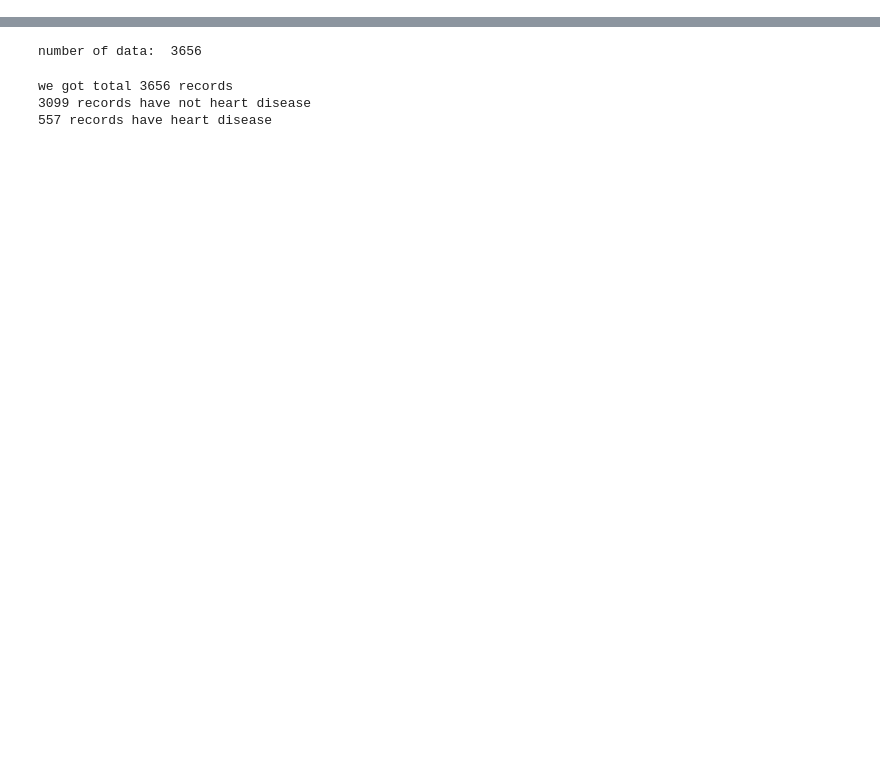
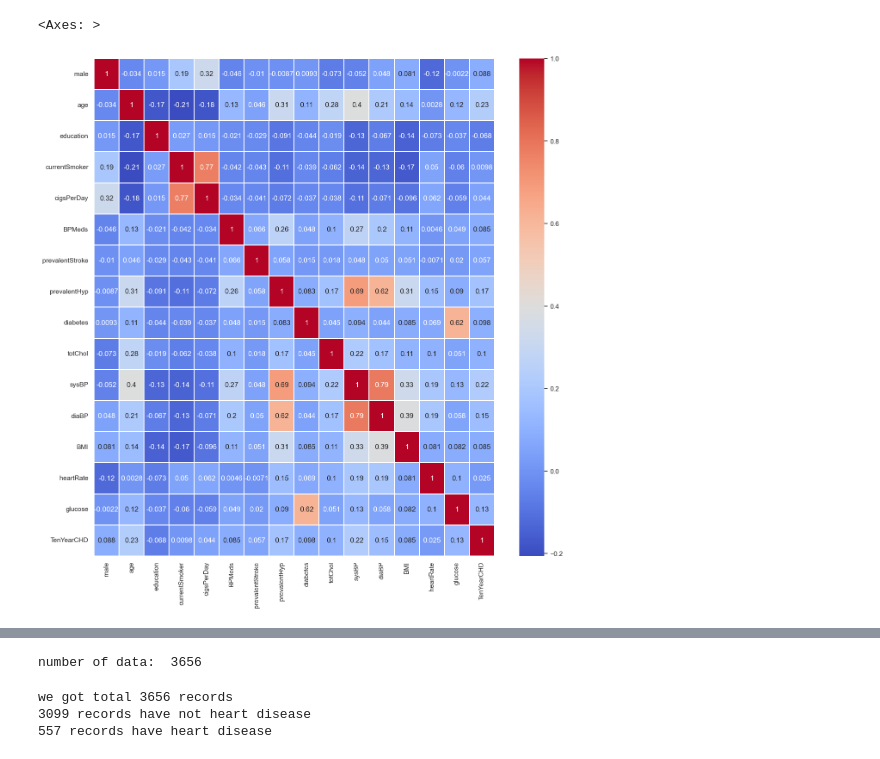
Before and after one commit to nbh0106/PhanTichDL-HAUI, a Jupyter notebook: main.ipynb, the cells around one changed output, grey strips where cells are left out. Saved outputs shown, nothing was run; the diff lists cells and outputs as text; code cells hidden in the pictures; blank space fills up the shorter version.

```diff
--- a/main.ipynb
+++ b/main.ipynb
@@ -24,0 +71,9 @@ import matplotlib.pyplot as plt
+# %%
+plt.figure(figsize=(15,15))
+X_train, X_test, y_train, y_test = train_test_split(df.iloc[:,:-1], df.iloc[:,-1], test_size=0.14, random_state=0)
+train_data = pd.concat([X_train, y_train], axis=1)
+
+sns.heatmap(train_data.corr(), annot=True, linewidths=0.1, cmap="coolwarm")
+# %% [output]
+<Axes: >
+[figure, added]
```
Also changed, not shown: parts of 42 cells of this notebook.
